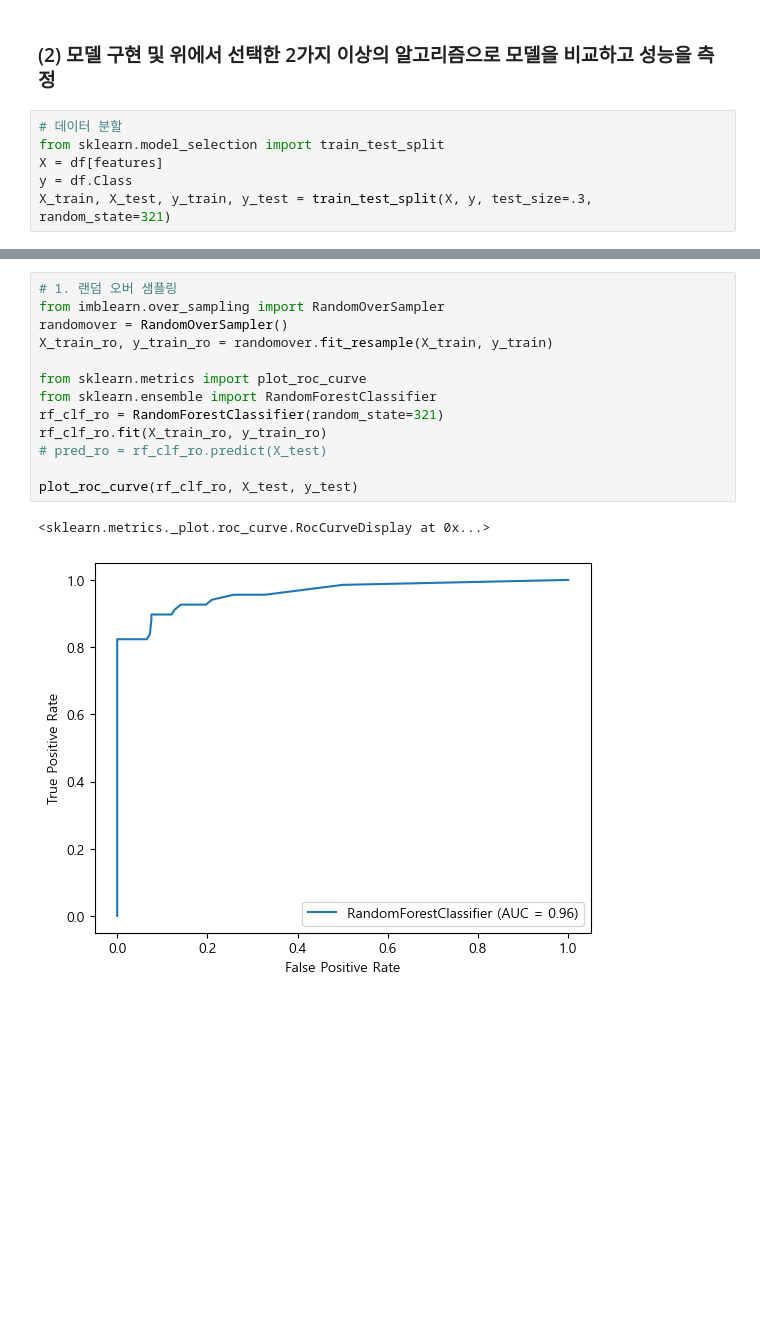
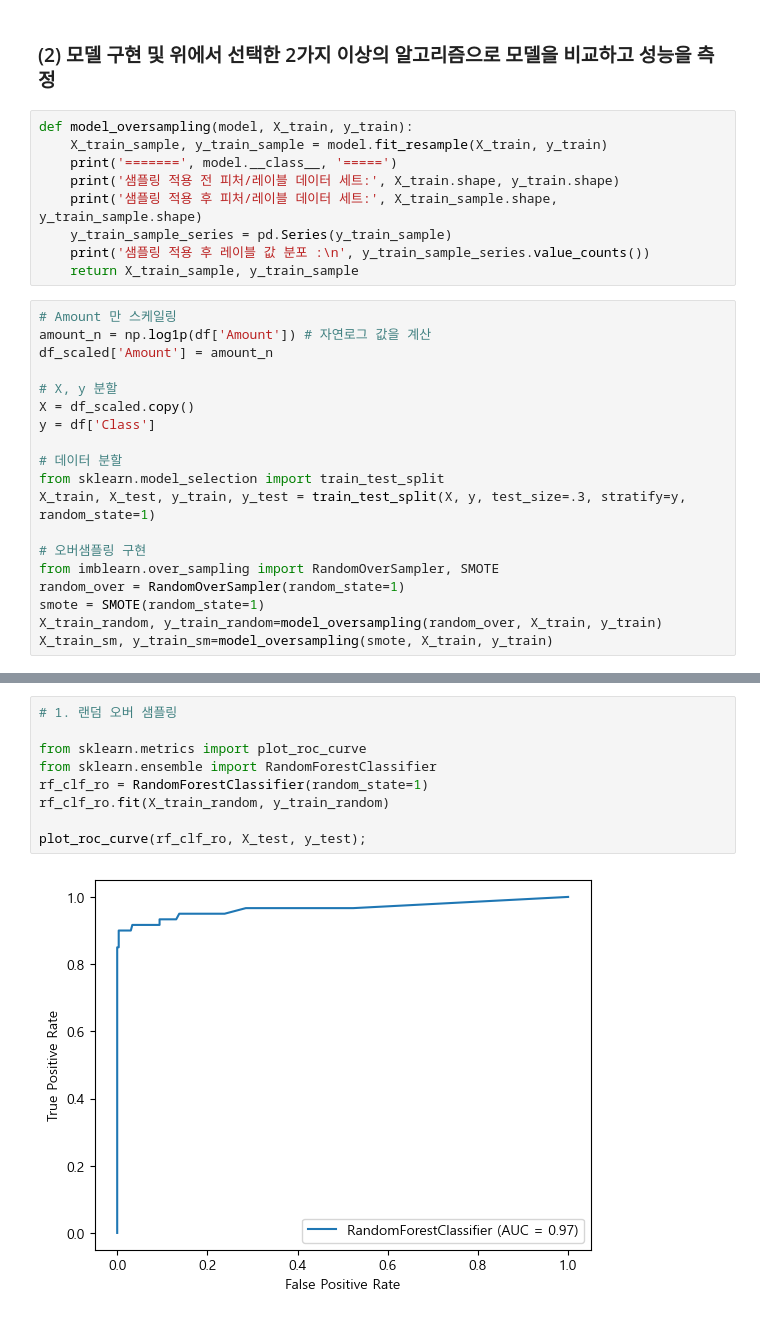
Before and after one commit to Park-Young-Bin/ADP_code, a Jupyter notebook: 27회 기출.ipynb, the cells around one changed output, grey strips where cells are left out. Drawn from its saved outputs; the diff is of its cells as text; blank space fills up the shorter version.

```diff
--- a/27회 기출.ipynb
+++ b/27회 기출.ipynb
@@ -182,9 +279,31 @@ print('주성분 4개로 축소할 시 분산설명력: ',
 데이터 수가 크므로 본 분석에서는 오버샘플링 기법을 이용함.
 # %% [markdown]
 ### (2) 모델 구현 및 위에서 선택한 2가지 이상의 알고리즘으로 모델을 비교하고 성능을 측정
-# %%
-# 데이터 분할
-from sklearn.model_selection import train_test_split
-X = df[features]
-y = df.Class
-X_train, X_test, y_train, y_test = train_test_split(X, y, test_size=.3, random_state=321)
+# %%
+def model_oversampling(model, X_train, y_train):
+    X_train_sample, y_train_sample = model.fit_resample(X_train, y_train)
+    print('=======', model.__class__, '=====')
+    print('샘플링 적용 전 피처/레이블 데이터 세트:', X_train.shape, y_train.shape)
+    print('샘플링 적용 후 피처/레이블 데이터 세트:', X_train_sample.shape, y_train_sample.shape)
+    y_train_sample_series = pd.Series(y_train_sample)
+    print('샘플링 적용 후 레이블 값 분포 :\n', y_train_sample_series.value_counts())
+    return X_train_sample, y_train_sample
+# %%
+# Amount 만 스케일링
+amount_n = np.log1p(df['Amount']) # 자연로그 값을 계산
+df_scaled['Amount'] = amount_n
+
+# X, y 분할
+X = df_scaled.copy()
+y = df['Class']
+
+# 데이터 분할
+from sklearn.model_selection import train_test_split
+X_train, X_test, y_train, y_test = train_test_split(X, y, test_size=.3, stratify=y, random_state=1)
+
+# 오버샘플링 구현
+from imblearn.over_sampling import RandomOverSampler, SMOTE
+random_over = RandomOverSampler(random_state=1)
+smote = SMOTE(random_state=1)
+X_train_random, y_train_random=model_oversampling(random_over, X_train, y_train)
+X_train_sm, y_train_sm=model_oversampling(smote, X_train, y_train)
@@ -203,18 +365,13 @@ plot_roc_curve(rf_clf_ro, X_test, y_test)
 # %%
 # 1. 랜덤 오버 샘플링
-from imblearn.over_sampling import RandomOverSampler
-randomover = RandomOverSampler()
-X_train_ro, y_train_ro = randomover.fit_resample(X_train, y_train)
 
 from sklearn.metrics import plot_roc_curve
 from sklearn.ensemble import RandomForestClassifier
-rf_clf_ro = RandomForestClassifier(random_state=321)
-rf_clf_ro.fit(X_train_ro, y_train_ro)
-# pred_ro = rf_clf_ro.predict(X_test)
+rf_clf_ro = RandomForestClassifier(random_state=1)
+rf_clf_ro.fit(X_train_random, y_train_random)
 
-plot_roc_curve(rf_clf_ro, X_test, y_test)
+plot_roc_curve(rf_clf_ro, X_test, y_test);
 # %% [output]
-<sklearn.metrics._plot.roc_curve.RocCurveDisplay at 0x...>
-[figure, old version]
+[figure, new version]
 # %%
 # 2. smote 기법
```
Also changed, not shown: parts of 32 cells of this notebook.
